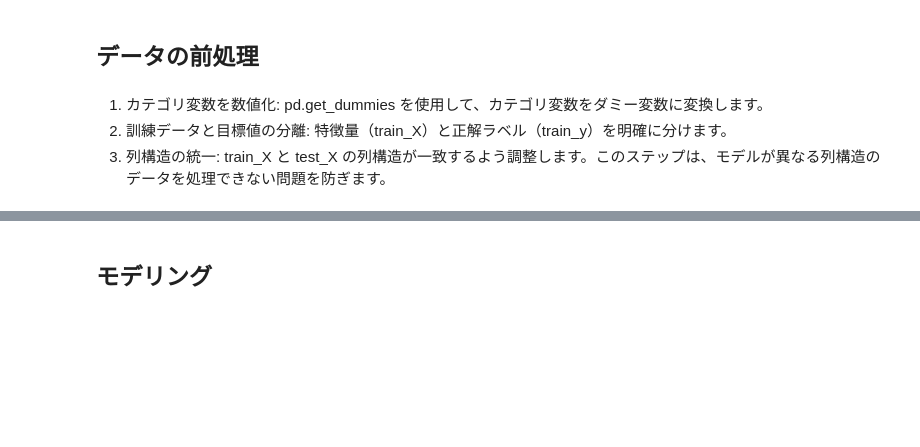
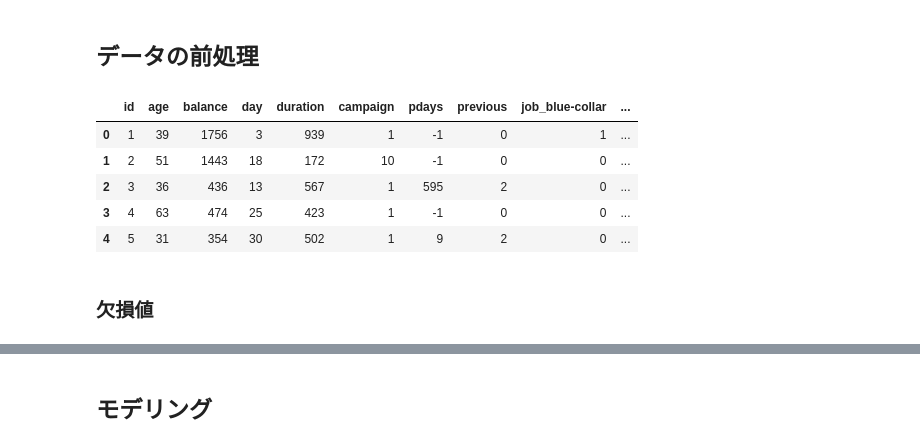
Before and after one commit to takumi17/research, a Jupyter notebook: competition/signate/competition.ipynb, the cells around one changed output, grey strips where cells are left out. Cells and saved outputs as stored; diff of their text form; code cells hidden in the pictures; blank space fills up the shorter version.

```diff
--- a/competition/signate/competition.ipynb
+++ b/competition/signate/competition.ipynb
@@ -87,15 +89,25 @@ display(test.head())
 train_X = train.drop(["y"], axis=1)
 train_y = train["y"]
 
-train_X = pd.get_dummies(train_X, drop_first=True)
-test_X = pd.get_dummies(test, drop_first=True)
+# ダミー変数化
+# train_X = pd.get_dummies(train_X, drop_first=True)
+# test_X = pd.get_dummies(test, drop_first=True)
+train_X = pd.get_dummies(train_X, drop_first=True).astype(int)  # 結果を整数型（0/1）に変換
+test_X = pd.get_dummies(test, drop_first=True).astype(int)  # 結果を整数型（0/1）に変換
+
+
 
 # train_X と test_X の列が一致しない場合の対応
-test_X = test_X.reindex(columns=train_X.columns, fill_value=0)
+#test_X = test_X.reindex(columns=train_X.columns, fill_value=0)
+test_X = test_X.reindex(columns=train_X.columns, fill_value=0).astype(int)  # 列調整後も整数型に統一
-# %% [markdown]
-1.	カテゴリ変数を数値化:
-pd.get_dummies を使用して、カテゴリ変数をダミー変数に変換します。
-2.	訓練データと目標値の分離:
-特徴量（train_X）と正解ラベル（train_y）を明確に分けます。
-3.	列構造の統一:
-train_X と test_X の列構造が一致するよう調整します。このステップは、モデルが異なる列構造のデータを処理できない問題を防ぎます。
+# %%
+display(train_X.head())
+# %% [output]
+|  | id | age | balance | day | duration | campaign | pdays | previous | job_blue-collar | ... |
+| 0 | 1 | 39 | 1756 | 3 | 939 | 1 | -1 | 0 | 1 | ... |
+| 1 | 2 | 51 | 1443 | 18 | 172 | 10 | -1 | 0 | 0 | ... |
+| 2 | 3 | 36 | 436 | 13 | 567 | 1 | 595 | 2 | 0 | ... |
+| 3 | 4 | 63 | 474 | 25 | 423 | 1 | -1 | 0 | 0 | ... |
+| 4 | 5 | 31 | 354 | 30 | 502 | 1 | 9 | 2 | 0 | ... |
+# %% [markdown]
+### 欠損値
```
Also changed, not shown: parts of 40 cells of this notebook.
